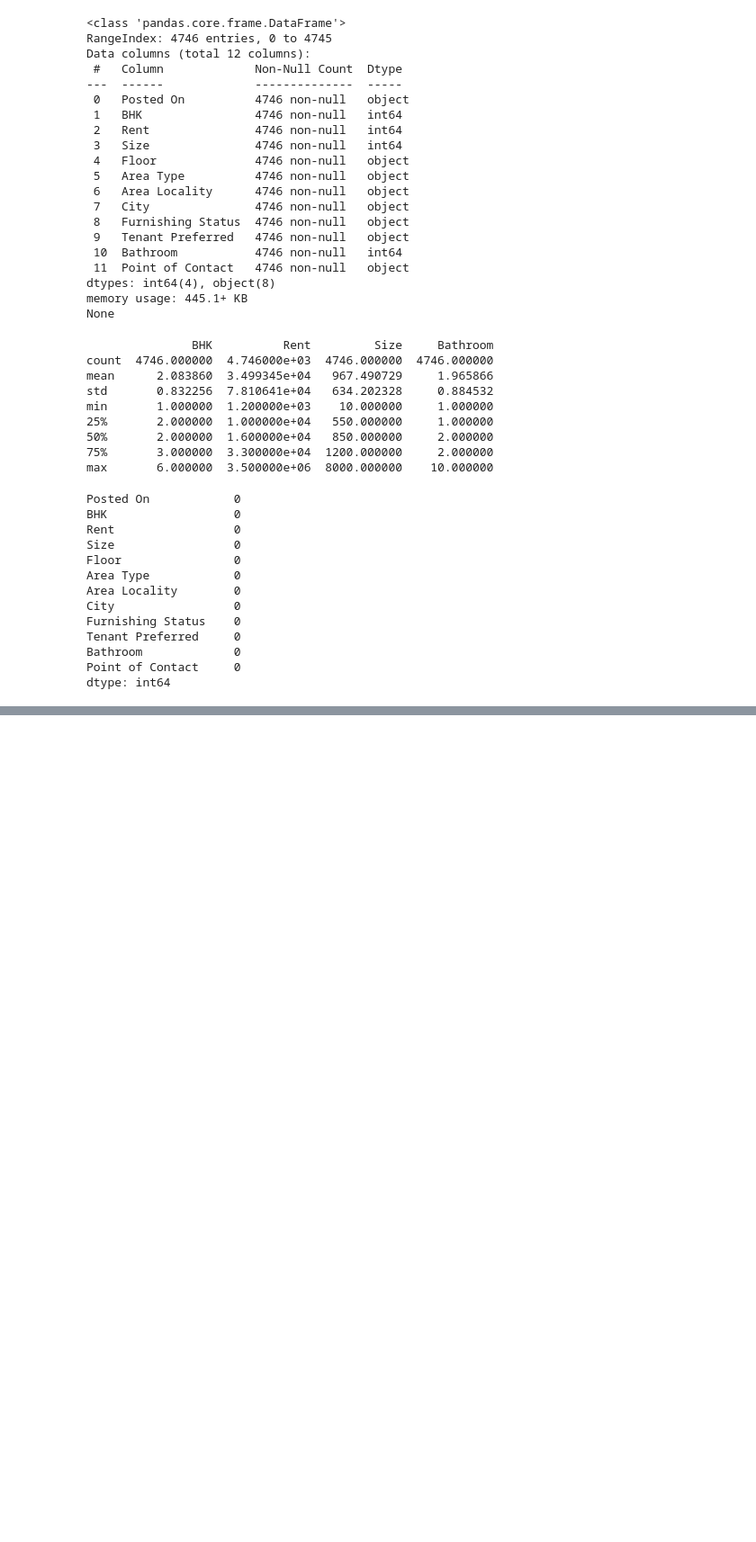
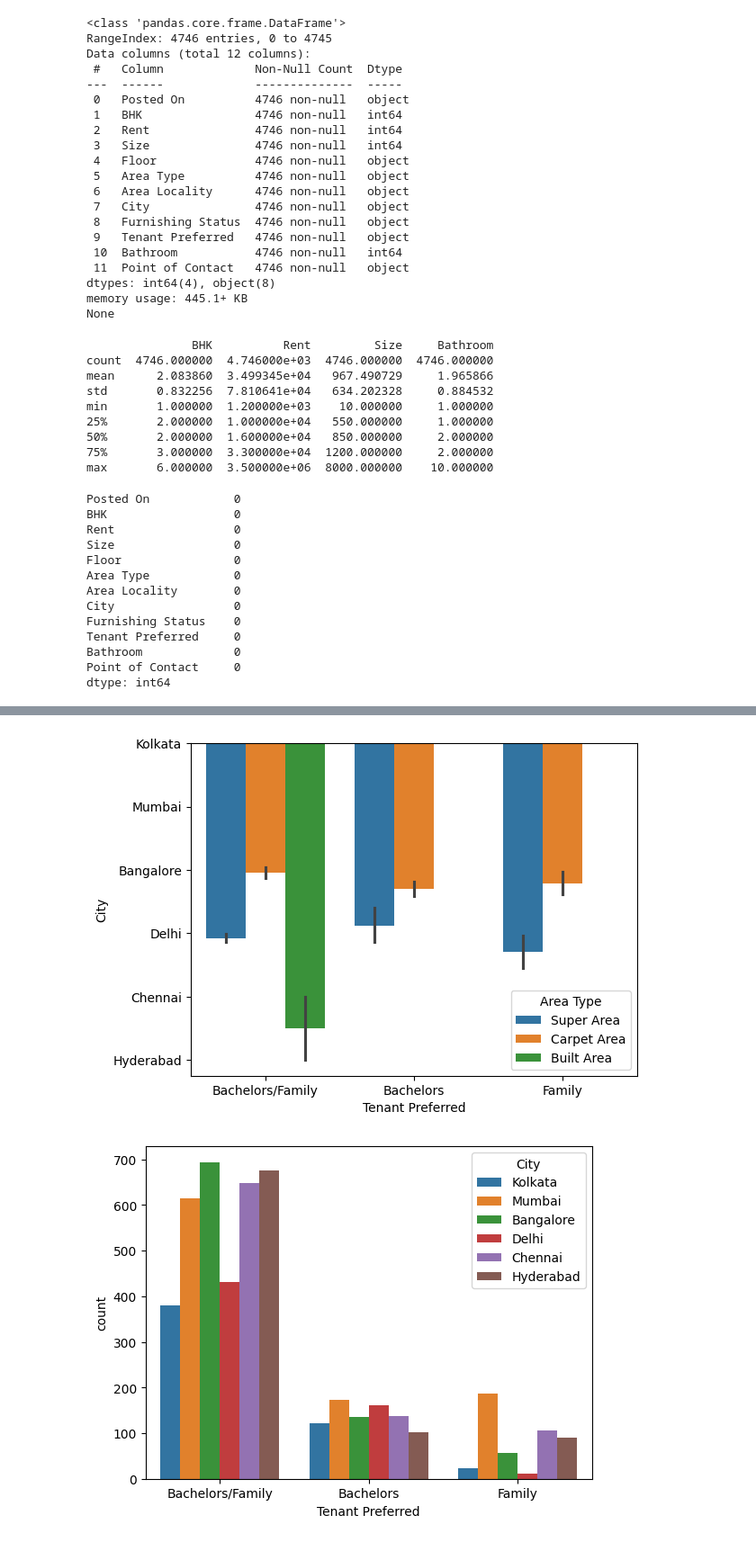
Before and after one commit to zzakeli/House-Rent-Prediction, a Jupyter notebook: RentPrediction.ipynb, the cells around one changed output, grey strips where cells are left out. Shown: that part at 90% size. Saved outputs shown, nothing was run; the diff lists cells and outputs as text; code cells hidden in the pictures; blank space fills up the shorter version.

```diff
--- a/RentPrediction.ipynb
+++ b/RentPrediction.ipynb
@@ -129,0 +160,11 @@ print(df['Point of Contact'].unique())
+# %%
+sns.barplot(x='Tenant Preferred', y='City', data=df, hue='Area Type')
+plt.show()
+sns.countplot(x='Tenant Preferred', data=df, hue='City')
+plt.show()
+sns.relplot(x='Size', y='Rent', kind='scatter', data=df, hue='City', row='City', col='Area Type')
+plt.ticklabel_format(style='plain', axis='y')
+plt.show()
+# %% [output]
+[figure, added]
+[figure, added]
```
Also changed, not shown: parts of 10 cells of this notebook.
